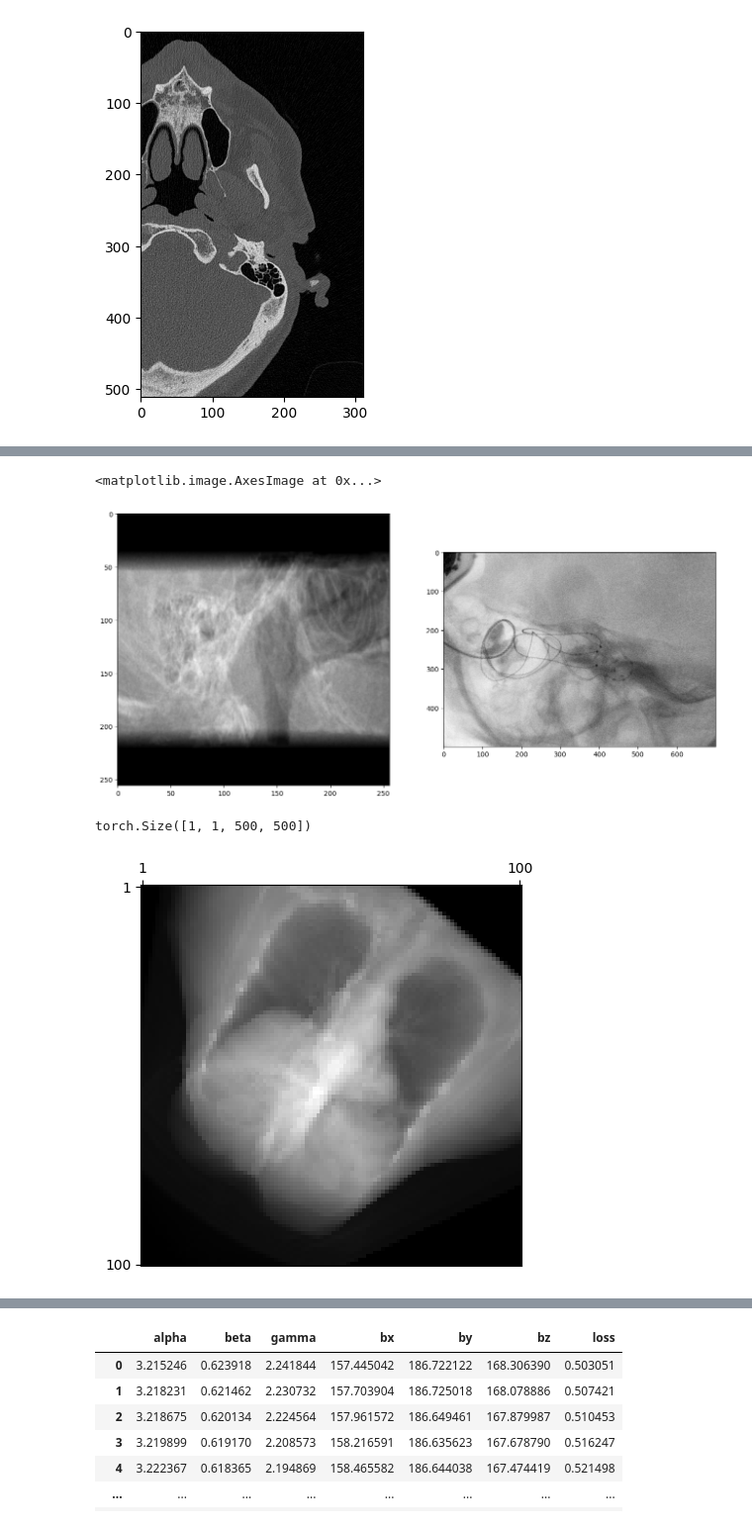
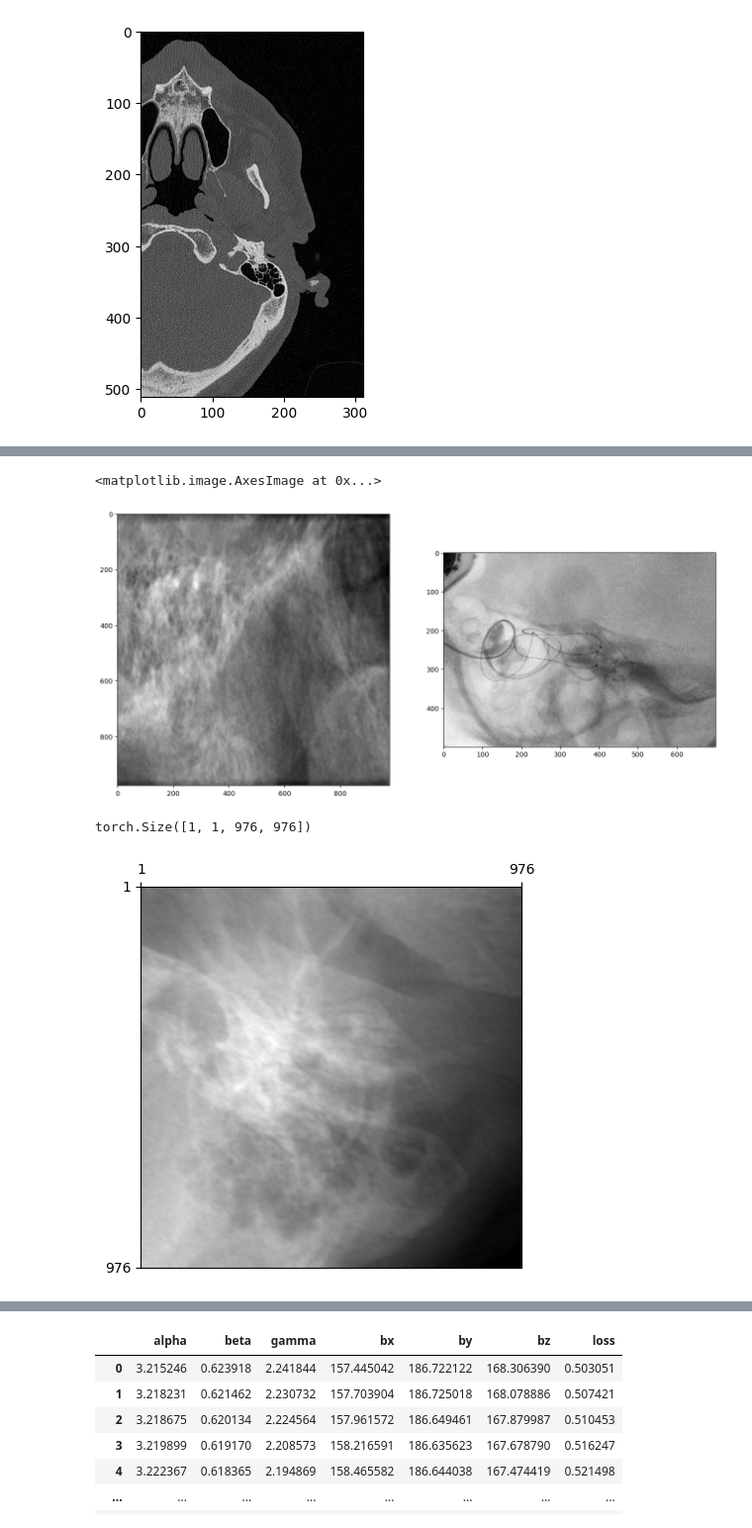
Before and after one commit to UMCai/DiffDRR_offical, a Jupyter notebook: notebooks/tutorials/test_run.ipynb, the cells around one changed output, grey strips where cells are left out. Shown at 99% size. Saved outputs shown, nothing was run; the diff lists cells and outputs as text; code cells hidden in the pictures.

```diff
--- a/notebooks/tutorials/test_run.ipynb
+++ b/notebooks/tutorials/test_run.ipynb
@@ -87,12 +87,12 @@ plt.imshow(CT_half[100, :, :], cmap='gray')
 [figure]
 # %%
 # Make drr based on CT
-SDR = 300.0
-HEIGHT = 256
-DELX = 1.0
+SDR = 400.0
+HEIGHT = 976
+DELX = 0.15199999511241913
 
 
-bx, by, bz = np.array(CT_half.shape) * np.array(CT_spacing) / 2 # center location
+bx, by, bz = np.array(CT_np.shape) * np.array(CT_spacing) / 2 # center location
 true_params = {
     "sdr": SDR,
     "alpha": 0,
@@ -104,7 +104,7 @@ true_params = {
 }
 device = "cuda" if torch.cuda.is_available() else "cpu"
 
-drr = DRR(CT_half.astype(np.float32), CT_spacing, sdr=SDR, height=HEIGHT, delx=DELX, bone_attenuation_multiplier=0.8,renderer="trilinear").to(device)
+drr = DRR(CT_np.astype(np.float32), CT_spacing, sdr=SDR, height=HEIGHT, delx=DELX, bone_attenuation_multiplier=0.8,renderer="trilinear").to(device)
 rotations = torch.tensor(
     [
         [
@@ -143,36 +143,36 @@ plt.subplot(1,2,2)
 plt.imshow(Xray2_np[0, 200:700, 100:800],  cmap='grey')
 # %% [output]
 <matplotlib.image.AxesImage at 0x...>
-[figure, old version]
+[figure, new version]
 # %%
 CT_drr.shape
 # %% [output]
-torch.Size([1, 1, 500, 500])
+torch.Size([1, 1, 976, 976])
 # %%
 #| code-fold: true
 # Make a random DRR
 def get_initial_parameters(true_params):
     alpha = true_params["alpha"] + np.random.uniform(-np.pi / 4, np.pi / 4)
     beta = true_params["beta"] + np.random.uniform(-np.pi / 3, np.pi / 3)
     gamma = true_params["gamma"] + np.random.uniform(-np.pi / 3, np.pi / 3)
     bx = true_params["bx"] + np.random.uniform(-30.0, 31.0)
     by = true_params["by"] + np.random.uniform(-30.0, 31.0)
     bz = true_params["bz"] + np.random.uniform(-30.0, 31.0)
     rotation = torch.tensor([[alpha, beta, gamma]]).to(device)
     translation = torch.tensor([[bx, by, bz]]).to(device)
     return rotation, translation
 
 
 rotations, translations = get_initial_parameters(true_params)
-drr = DRR(volume, spacing, sdr=SDR, height=HEIGHT, delx=DELX).to(device)
+drr = DRR(CT_np.astype(np.float32), CT_spacing, sdr=SDR, height=HEIGHT, delx=DELX).to(device)
 with torch.no_grad():
     est = drr(
         rotations,
         translations,
         parameterization="euler_angles",
         convention="ZYX",
     )
 plot_drr(est)
 plt.show()
 # %% [output]
-[figure, old version]
+[figure, new version]
```
Also changed, not shown: parts of 7 cells of this notebook, 1 other file.
